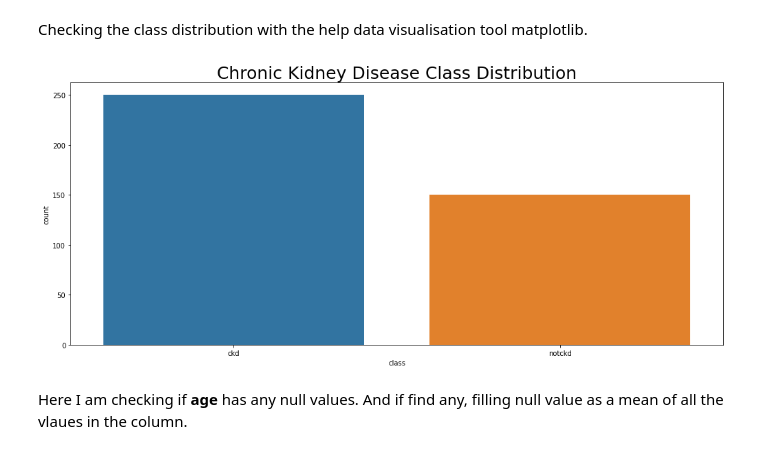
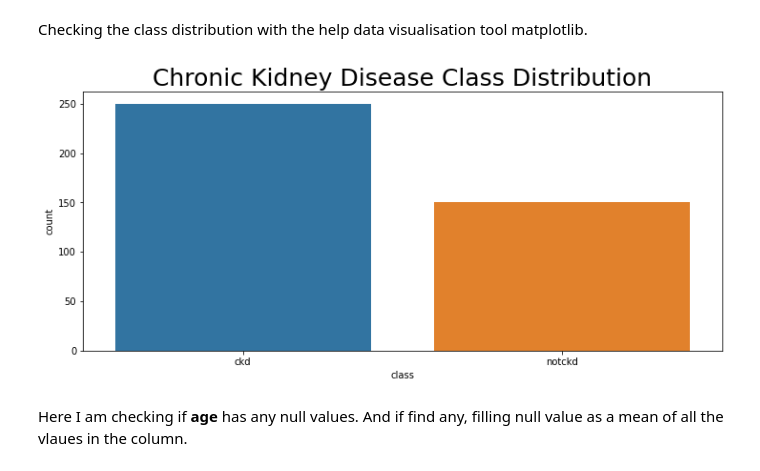
Before and after one commit to OmkarSahasrabudhe/MDS_Learnings, a Jupyter notebook: Trimester 1/SIG788 - Engineering AI solutions/Task 1 P - C/Task_1P-C.ipynb, the cells around one changed output. Drawn from its saved outputs; the diff is of its cells as text; code cells hidden in the pictures.

```diff
--- a/Trimester 1/SIG788 - Engineering AI solutions/Task 1 P - C/Task_1P-C.ipynb
+++ b/Trimester 1/SIG788 - Engineering AI solutions/Task 1 P - C/Task_1P-C.ipynb
@@ -227,12 +216,12 @@ df["class"]=df["class"].replace("ckd\t","ckd",regex=True)
 # %% [markdown]
 Checking the class distribution with the help data visualisation tool matplotlib.
 # %%
-plt.figure(figsize=(17,7))
-sns.countplot(data=df, x="class")
+plt.figure(figsize = (12,5))
+sns.countplot(data = df, x = "class")
 plt.title("Chronic Kidney Disease Class Distribution", fontsize=25)
 plt.show()
 # %% [output]
-[figure, old version]
+[figure, new version]
 # %% [markdown]
 Here I am checking if **age** has any null values. And if find any, filling null value as a mean of all the vlaues in the column.
 # %%
```
Also changed, not shown: parts of 43 cells of this notebook, 4 other files.
